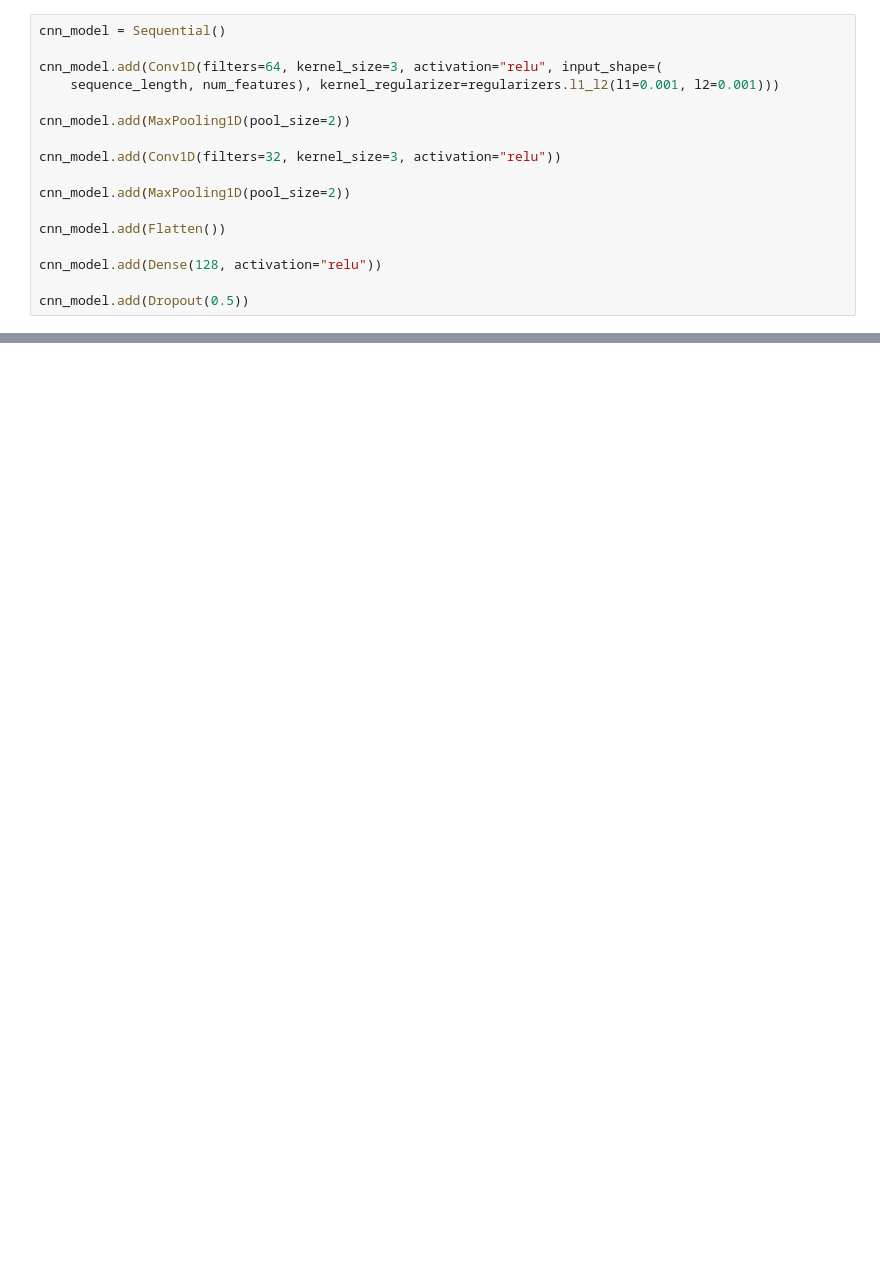
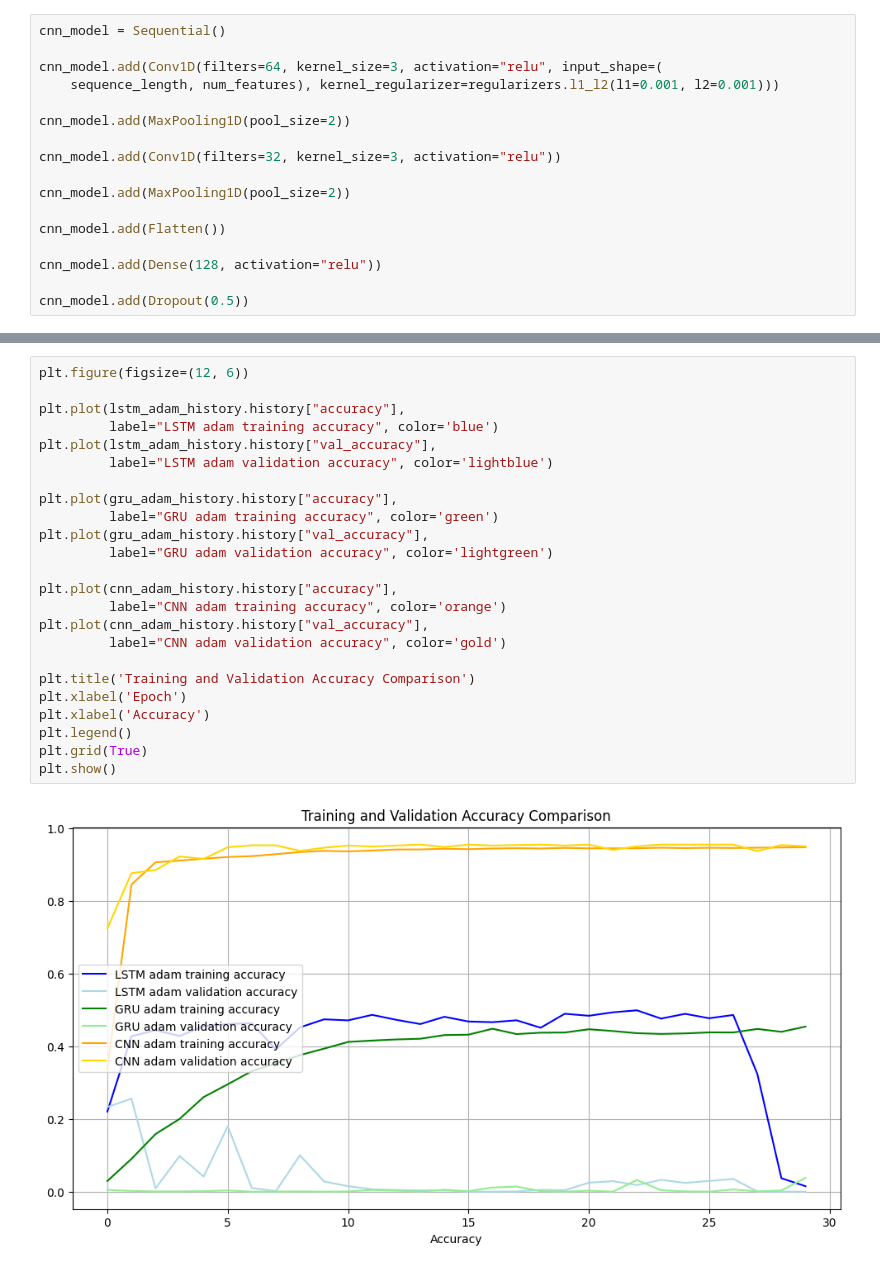
Before and after one commit to JenilGajjar20/SensorNetGuard, a Jupyter notebook: combined.ipynb, the cells around one changed output, grey strips where cells are left out. Saved outputs shown, nothing was run; the diff lists cells and outputs as text; blank space fills up the shorter version.

Commit message:
code combined and graph plotted

```diff
--- a/combined.ipynb
+++ b/combined.ipynb
@@ -171,0 +371,26 @@ print("Test CNN Accuracy: ", cnn_accuracy)
+# %%
+plt.figure(figsize=(12, 6))
+
+plt.plot(lstm_adam_history.history["accuracy"],
+         label="LSTM adam training accuracy", color='blue')
+plt.plot(lstm_adam_history.history["val_accuracy"],
+         label="LSTM adam validation accuracy", color='lightblue')
+
+plt.plot(gru_adam_history.history["accuracy"],
+         label="GRU adam training accuracy", color='green')
+plt.plot(gru_adam_history.history["val_accuracy"],
+         label="GRU adam validation accuracy", color='lightgreen')
+
+plt.plot(cnn_adam_history.history["accuracy"],
+         label="CNN adam training accuracy", color='orange')
+plt.plot(cnn_adam_history.history["val_accuracy"],
+         label="CNN adam validation accuracy", color='gold')
+
+plt.title('Training and Validation Accuracy Comparison')
+plt.xlabel('Epoch')
+plt.xlabel('Accuracy')
+plt.legend()
+plt.grid(True)
+plt.show()
+# %% [output]
+[figure, added]
```
Also changed, not shown: parts of 17 cells of this notebook.
